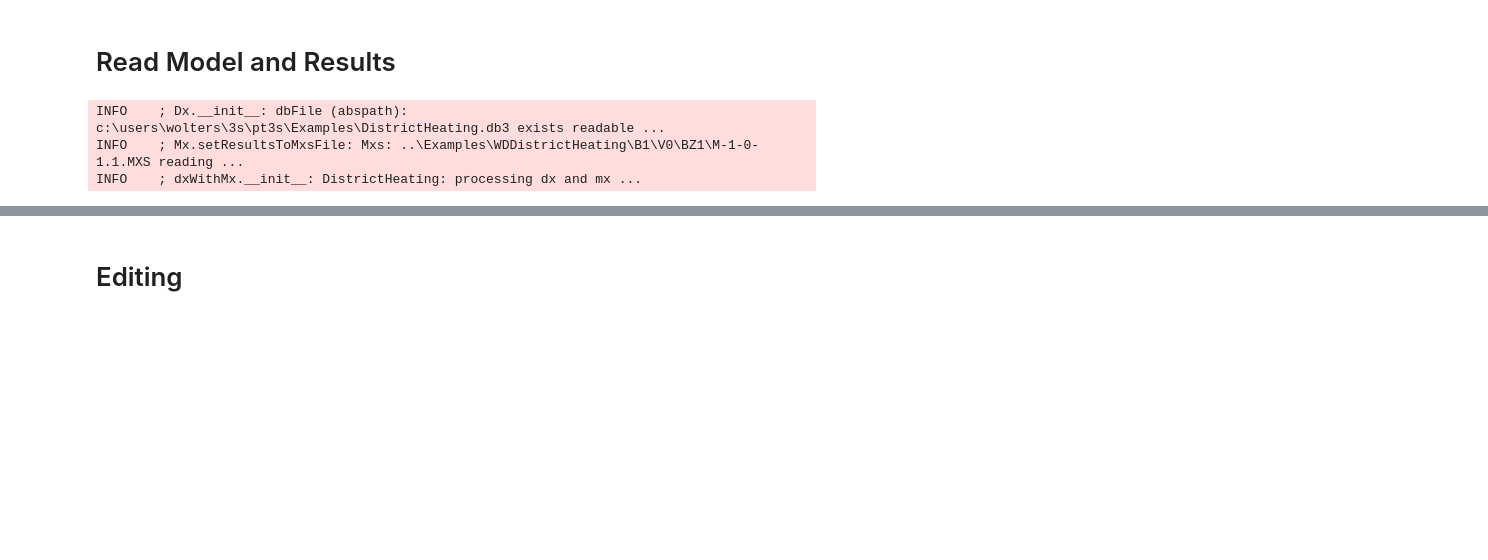
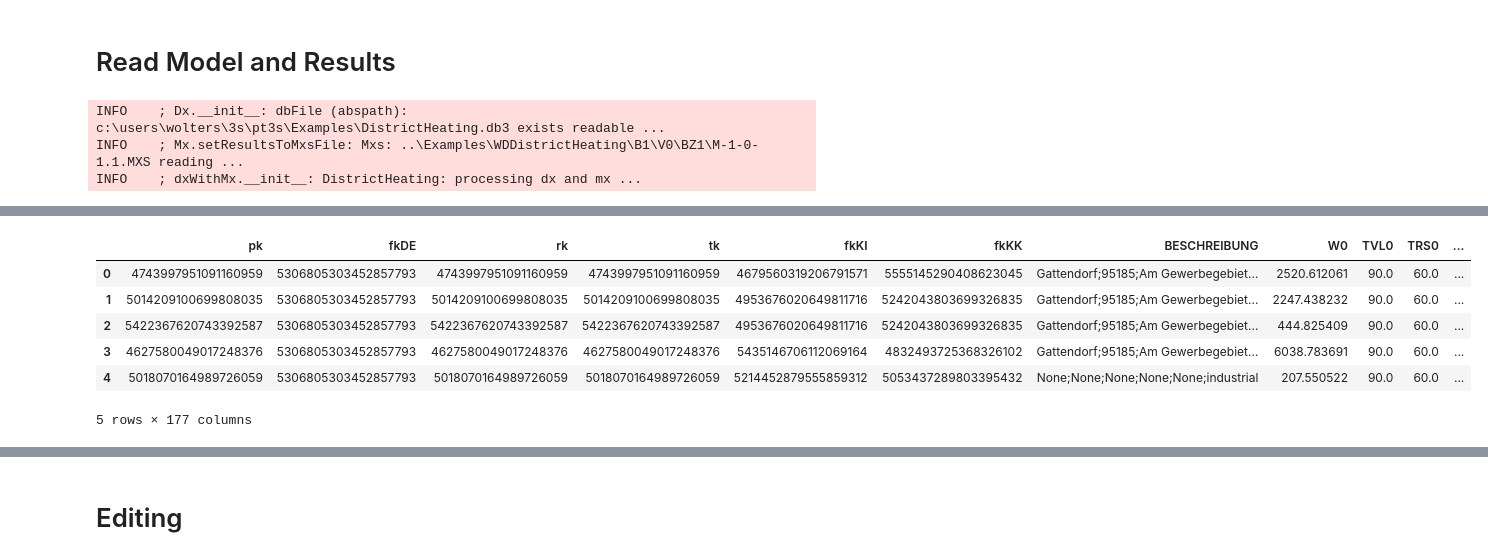
Before and after one commit to 3SConsult/PT3S, a Jupyter notebook: docs/Example3.ipynb, the cells around one changed output, grey strips where cells are left out. Cells and saved outputs as stored; diff of their text form; code cells hidden in the pictures; blank space fills up the shorter version.

```diff
--- a/docs/Example3.ipynb
+++ b/docs/Example3.ipynb
@@ -127,0 +178,10 @@ ZeroDivisionError: division by zero
+# %%
+m.V3_FWVB.head()
+# %% [output]
+|  | pk | fkDE | rk | tk | fkKI | fkKK | BESCHREIBUNG | W0 | TVL0 | TRS0 | ... |
+| 0 | 4743997951091160959 | 5306805303452857793 | 4743997951091160959 | 4743997951091160959 | 4679560319206791571 | 5555145290408623045 | Gattendorf;95185;Am Gewerbegebiet... | 2520.612061 | 90.0 | 60.0 | ... |
+| 1 | 5014209100699808035 | 5306805303452857793 | 5014209100699808035 | 5014209100699808035 | 4953676020649811716 | 5242043803699326835 | Gattendorf;95185;Am Gewerbegebiet... | 2247.438232 | 90.0 | 60.0 | ... |
+| 2 | 5422367620743392587 | 5306805303452857793 | 5422367620743392587 | 5422367620743392587 | 4953676020649811716 | 5242043803699326835 | Gattendorf;95185;Am Gewerbegebiet... | 444.825409 | 90.0 | 60.0 | ... |
+| 3 | 4627580049017248376 | 5306805303452857793 | 4627580049017248376 | 4627580049017248376 | 5435146706112069164 | 4832493725368326102 | Gattendorf;95185;Am Gewerbegebiet... | 6038.783691 | 90.0 | 60.0 | ... |
+| 4 | 5018070164989726059 | 5306805303452857793 | 5018070164989726059 | 5018070164989726059 | 5214452879555859312 | 5053437289803395432 | None;None;None;None;None;industrial | 207.550522 | 90.0 | 60.0 | ... |
+5 rows × 177 columns
```
Also changed, not shown: parts of 31 cells of this notebook, 10 other files.
